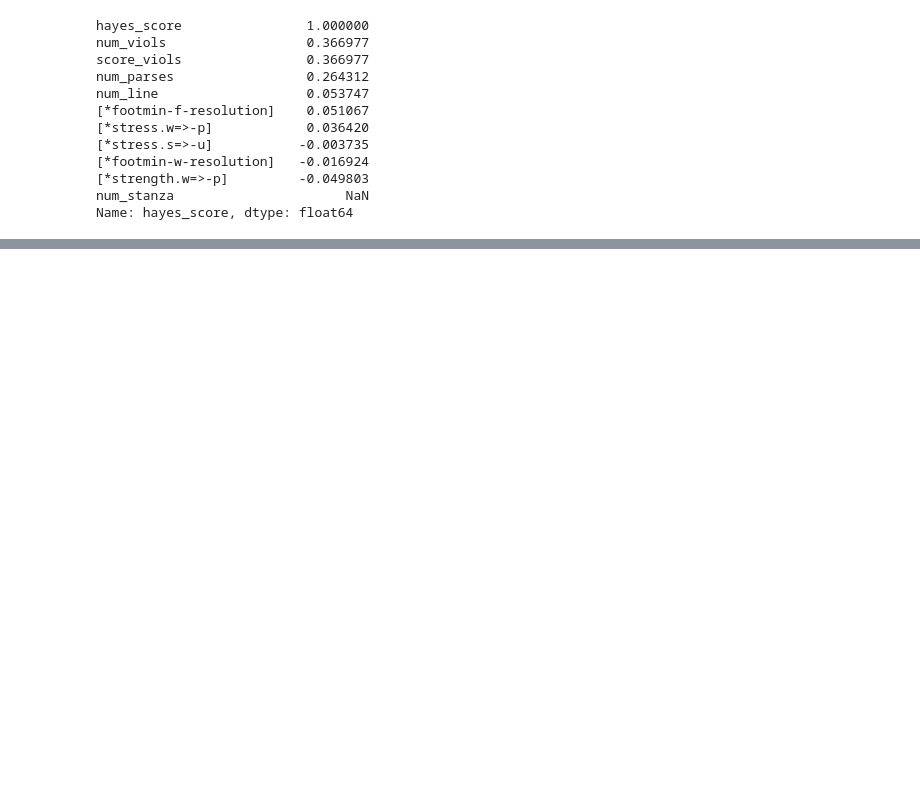
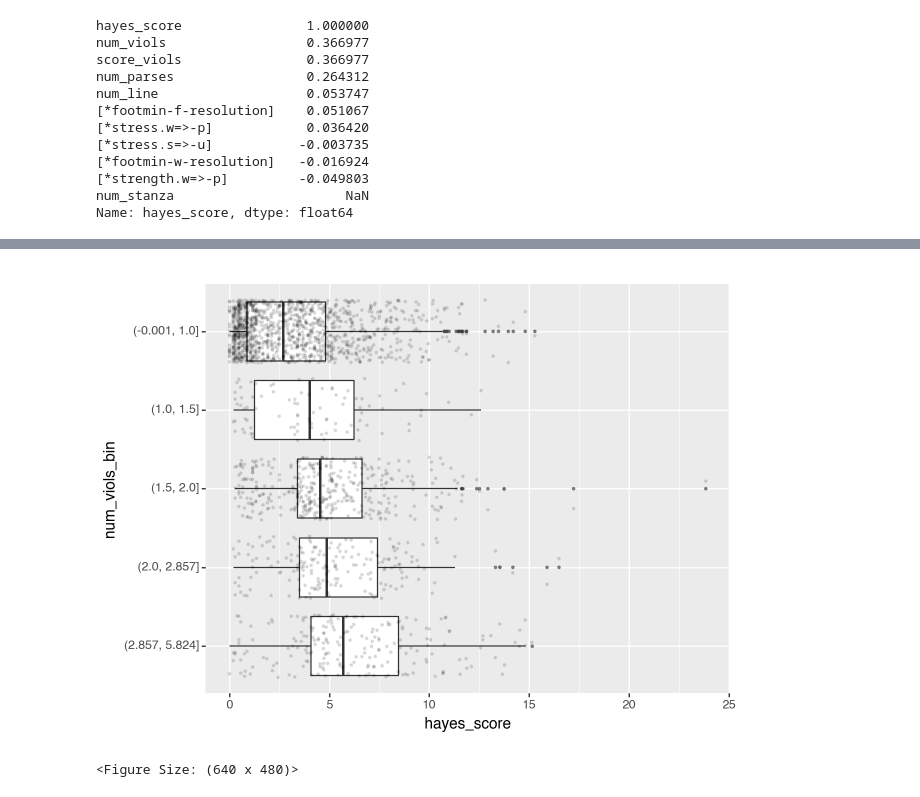
Before and after one commit to quadrismegistus/antimetrical, a Jupyter notebook: Hayes Shakespeare Annotation Correlation Test.ipynb, the cells around one changed output, grey strips where cells are left out. Cells and saved outputs as stored; diff of their text form; code cells hidden in the pictures; blank space fills up the shorter version.

```diff
--- a/Hayes Shakespeare Annotation Correlation Test.ipynb
+++ b/Hayes Shakespeare Annotation Correlation Test.ipynb
@@ -176 +244,6 @@ plot('hayes_score_bin', 'num_viols')
 <Figure Size: (640 x 480)>
+# %%
+plot('num_viols_bin', 'hayes_score')
+# %% [output]
+[figure, added]
+<Figure Size: (640 x 480)>
```
Also changed, not shown: parts of 15 cells of this notebook.
